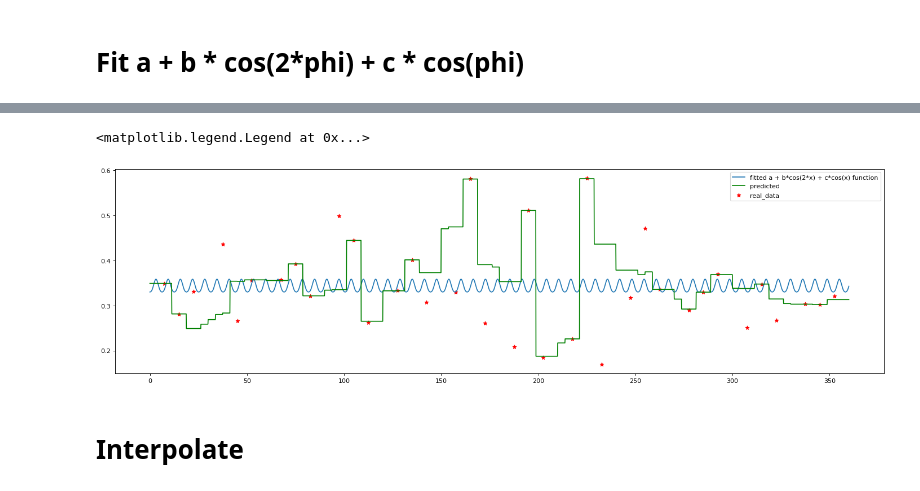
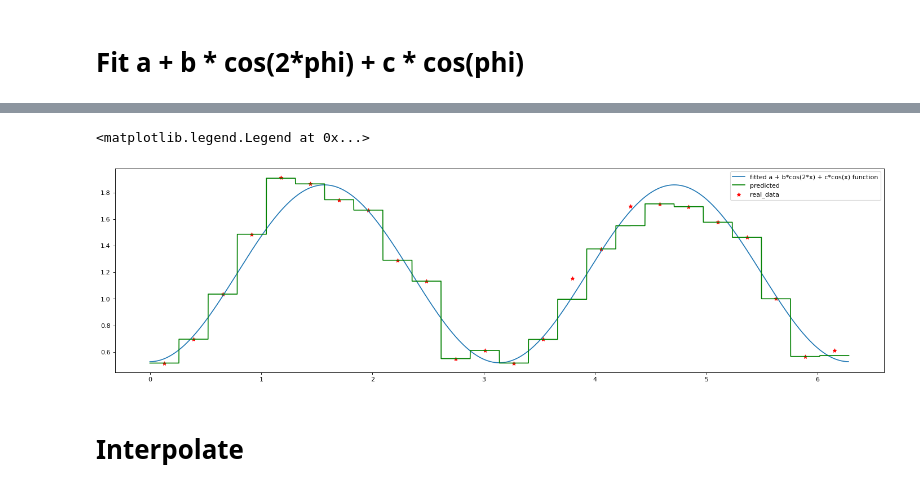
Before and after one commit to a-golda/MSU_interpol, a Jupyter notebook: XGB_for_crossection.ipynb, the cells around one changed output, grey strips where cells are left out. Cells and saved outputs as stored; diff of their text form; code cells hidden in the pictures.

```diff
--- a/XGB_for_crossection.ipynb
+++ b/XGB_for_crossection.ipynb
@@ -53,16 +59,16 @@ Ebeam = 5.754
 # %%
-df_se = df[df.Ebeam == Ebeam]
+df_se = df[df.W == W]
 # %%
 # Extract the features and target column
-X = df_se[['Ebeam', 'W', 'Q2', 'cos_theta', 'phi']]
-y = df_se['dsigma_dOmega']
+X = df[['Ebeam', 'W', 'Q2', 'cos_theta', 'phi']]
+y = df['dsigma_dOmega']
 
 # Split the dataset into training and testing sets
 X_train, X_test, y_train, y_test = train_test_split(X, y, test_size=0.3, random_state=42)
 
 # Train the XGBoost model
 xgb_model = xgb.XGBRegressor(objective='reg:squarederror',
-                             n_estimators=1000000,
+                             n_estimators=10000,
                              max_depth=100,
                              learning_rate=0.01,
                              n_jobs=-1 )
@@ -106,11 +112,11 @@ plt.scatter(x=df_fix.phi,
 # %% [markdown]
 # Predict according to fixed ['Ebeam', 'W', 'Q2', 'cos_theta']
 # %%
-df_test_fixed = pd.DataFrame({'Ebeam' : [max_stat_example['Ebeam'] for _ in np.arange(0,360, 0.1)],
-                              'W' : [max_stat_example['W'] for _ in np.arange(0,360, 0.1)],
-                              'Q2' : [max_stat_example['Q2'] for _ in np.arange(0,360, 0.1)],
-                              'cos_theta' : [max_stat_example['cos_theta'] for _ in np.arange(0,360, 0.1)],
-                              'phi' : [phi for phi in np.arange(0,360, 0.1)]})
+df_test_fixed = pd.DataFrame({'Ebeam' : [max_stat_example['Ebeam'] for _ in np.arange(0, 2*np.pi, 0.01)],
+                              'W' : [max_stat_example['W'] for _ in np.arange(0, 2*np.pi, 0.01)],
+                              'Q2' : [max_stat_example['Q2'] for _ in np.arange(0, 2*np.pi, 0.01)],
+                              'cos_theta' : [max_stat_example['cos_theta'] for _ in np.arange(0, 2*np.pi, 0.01)],
+                              'phi' : [phi for phi in np.arange(0, 2*np.pi, 0.01)]})
 # %%
 dsigma_dOmega_predicted = xgb_model.predict(df_test_fixed)
 # %% [markdown]
@@ -140,21 +146,21 @@ a = 0.34220411792560257 , b = 0.0020871718103564474, c = -0.014201544722786341
 # %%
-phi_theory = [i for i in np.arange(0,360, 0.1)]
+phi_theory = [i for i in np.arange(0, 2*np.pi, 0.01)]
 dsigma_dOmega_theory = [func(x, a, b, c) for x in phi_theory]
 # %%
 plt.figure(figsize=(22, 6), dpi=80)
 plt.plot(phi_theory,
          dsigma_dOmega_theory,
          label=f'fitted a + b*cos(2*x) + c*cos(x) function')
-plt.plot(phi_theory,
+plt.plot(phi_theory_predicted,
          dsigma_dOmega_predicted,
          color='green', label=f'predicted')
 plt.scatter(x=df_fix.phi,
             y=df_fix.dsigma_dOmega,
             color='red', marker='*', label='real_data')
 plt.legend()
 # %% [output]
 <matplotlib.legend.Legend at 0x...>
-[figure, old version]
+[figure, new version]
 # %% [markdown]
 # Interpolate
 # %%
```
Also changed, not shown: parts of 15 cells of this notebook, 1 other file.
